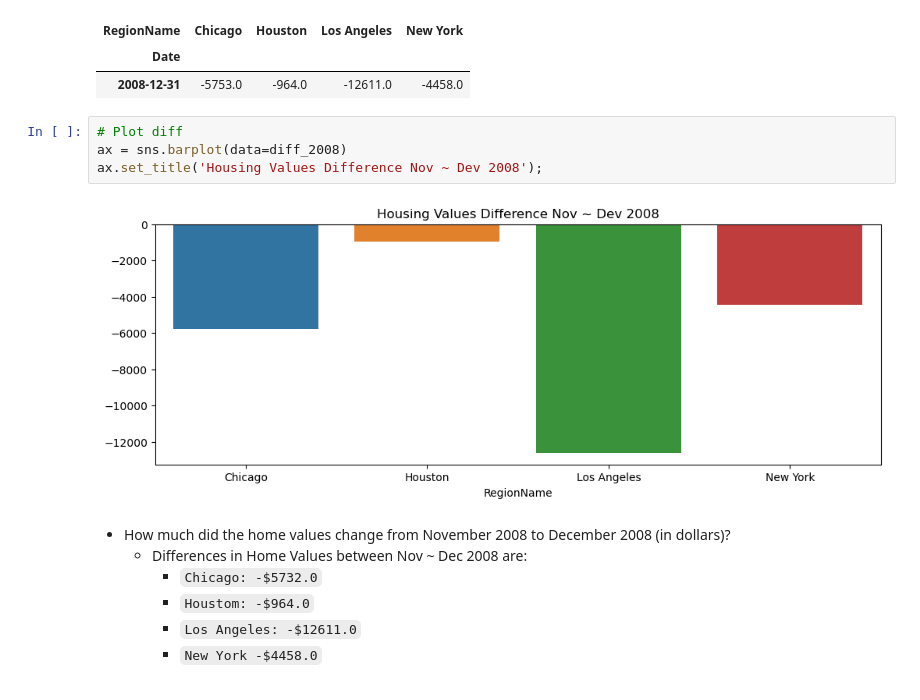
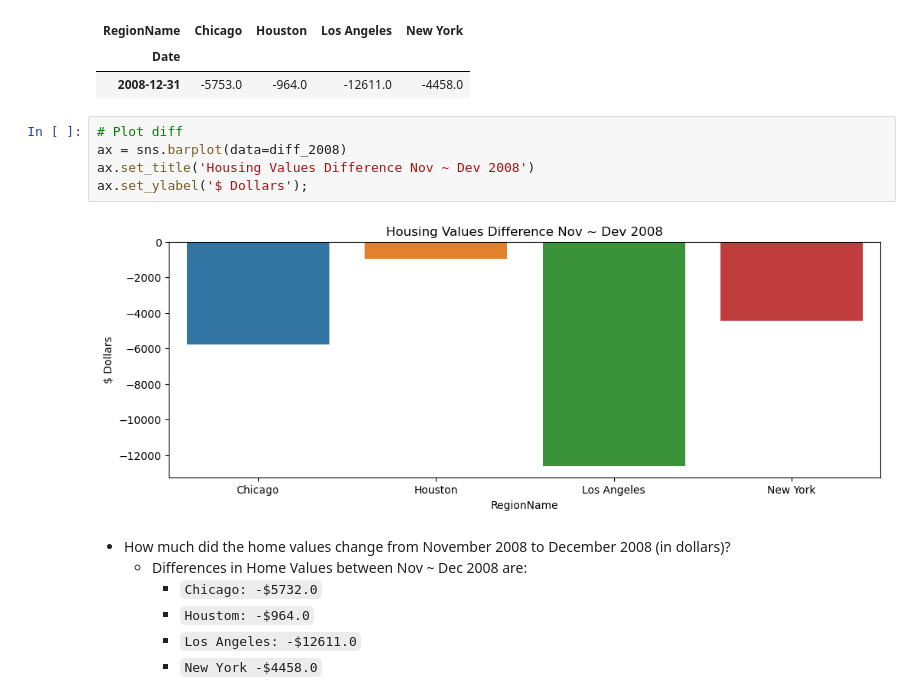
Before and after one commit to KDcodePy/Preparing-Time-Series-from-Wide-Form-Data, a Jupyter notebook: Melting_DataFrame.ipynb, the cells around one changed output. Saved outputs shown, nothing was run; the diff lists cells and outputs as text.

```diff
--- a/Melting_DataFrame.ipynb
+++ b/Melting_DataFrame.ipynb
@@ -237,9 +239,10 @@ diff_2008
 # %%
 # Plot diff
 ax = sns.barplot(data=diff_2008)
-ax.set_title('Housing Values Difference Nov ~ Dev 2008');
+ax.set_title('Housing Values Difference Nov ~ Dev 2008')
+ax.set_ylabel('$ Dollars');
 # %% [output]
-[figure, old version]
+[figure, new version]
 # %% [markdown]
 - How much did the home values change from November 2008 to December 2008 (in dollars)?
     - Differences in Home Values between Nov ~ Dec 2008 are:
```
Also changed, not shown: parts of 2 cells of this notebook.
